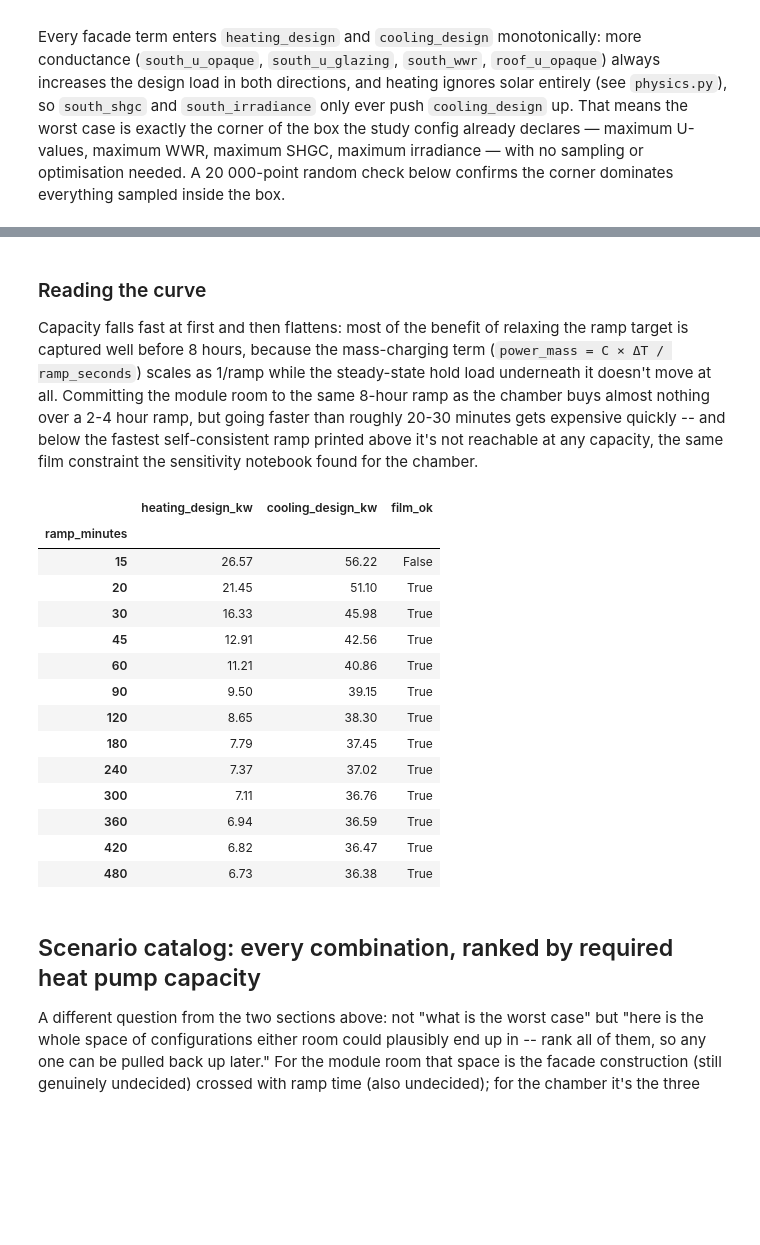
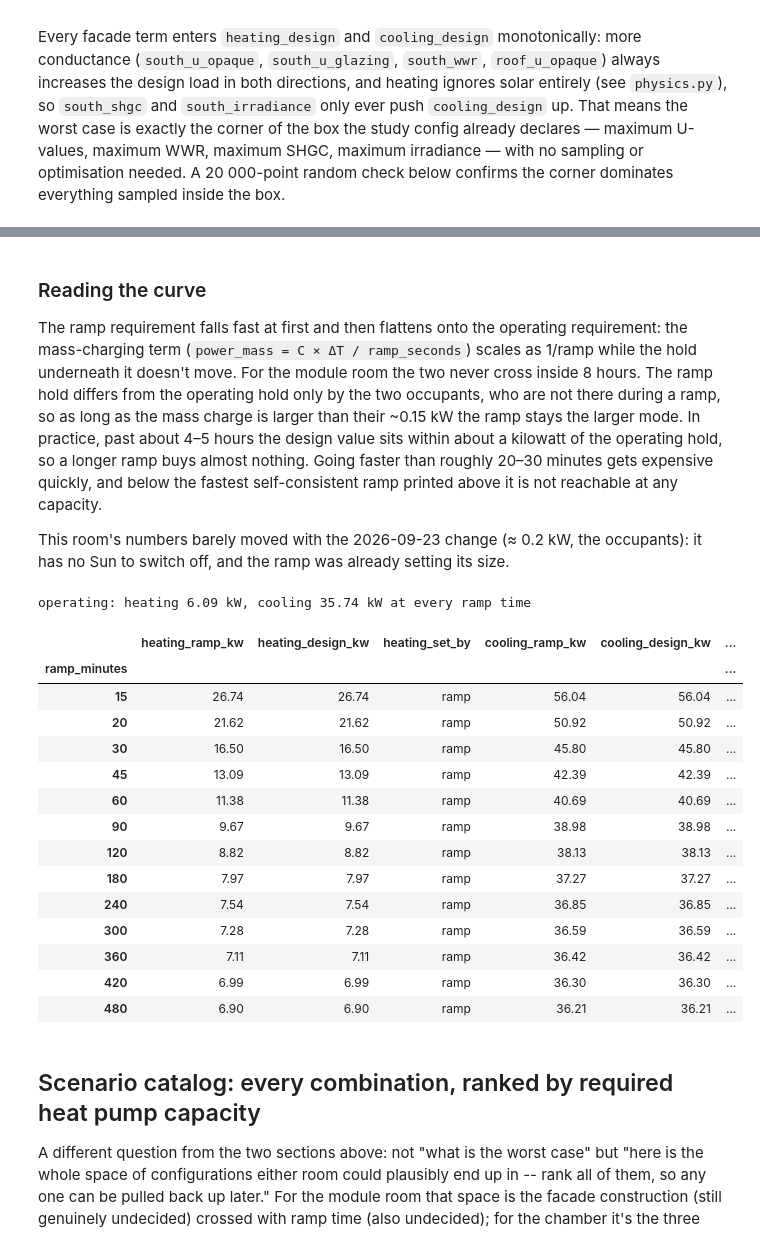
Before and after one commit to architecture-building-systems/zcbsl-resize, a Jupyter notebook: notebooks/02_worst_case_capacity.ipynb, the cells around one changed output, grey strips where cells are left out. Cells and saved outputs as stored; diff of their text form; code cells hidden in the pictures; blank space fills up the shorter version.

```diff
--- a/notebooks/02_worst_case_capacity.ipynb
+++ b/notebooks/02_worst_case_capacity.ipynb
@@ -297,33 +358,42 @@ wrote notebooks/figures/fig_2_module_room_capacity_vs_ramp.pdf
 # %% [markdown]
 ### Reading the curve
 
-Capacity falls fast at first and then flattens: most of the benefit of relaxing the ramp target is captured well before 8 hours, because the mass-charging term (`power_mass = C × ΔT / ramp_seconds`) scales as 1/ramp while the steady-state hold load underneath it doesn't move at all. Committing the module room to the same 8-hour ramp as the chamber buys almost nothing over a 2-4 hour ramp, but going faster than roughly 20-30 minutes gets expensive quickly -- and below the fastest self-consistent ramp printed above it's not reachable at any capacity, the same film constraint the sensitivity notebook found for the chamber.
+The ramp requirement falls fast at first and then flattens onto the operating requirement: the mass-charging term (`power_mass = C × ΔT / ramp_seconds`) scales as 1/ramp while the hold underneath it doesn't move. For the module room the two never cross inside 8 hours. The ramp hold differs from the operating hold only by the two occupants, who are not there during a ramp, so as long as the mass charge is larger than their ~0.15 kW the ramp stays the larger mode. In practice, past about 4–5 hours the design value sits within about a kilowatt of the operating hold, so a longer ramp buys almost nothing. Going faster than roughly 20–30 minutes gets expensive quickly, and below the fastest self-consistent ramp printed above it is not reachable at any capacity.
+
+This room's numbers barely moved with the 2026-09-23 change (≈ 0.2 kW, the occupants): it has no Sun to switch off, and the ramp was already setting its size.
 # %%
 representative = [15, 20, 30, 45, 60, 90, 120, 180, 240, 300, 360, 420, 480]
 at_points = physics.compute(module_worst, ramp_minutes=np.array(representative, dtype=float))
 summary = pd.DataFrame({
     "ramp_minutes": representative,
+    "heating_ramp_kw": kw(at_points["heating_ramp"]),
     "heating_design_kw": kw(at_points["heating_design"]),
+    "heating_set_by": np.where(at_points["heating_set_by_ramp"], "ramp", "operating"),
+    "cooling_ramp_kw": kw(at_points["cooling_ramp"]),
     "cooling_design_kw": kw(at_points["cooling_design"]),
+    "cooling_set_by": np.where(at_points["cooling_set_by_ramp"], "ramp", "operating"),
     "film_ok": at_points["film_ok"],
 }).set_index("ramp_minutes")
+print(f"operating: heating {float(kw(at_points['heating_operating'])):.2f} kW, "
+      f"cooling {float(kw(at_points['cooling_operating'])):.2f} kW at every ramp time")
 summary.round(2)
 # %% [output]
+operating: heating 6.09 kW, cooling 35.74 kW at every ramp time
-|  | heating_design_kw | cooling_design_kw | film_ok |
-| ramp_minutes |  |  |  |
-| 15 | 26.57 | 56.22 | False |
-| 20 | 21.45 | 51.10 | True |
-| 30 | 16.33 | 45.98 | True |
-| 45 | 12.91 | 42.56 | True |
-| 60 | 11.21 | 40.86 | True |
-| 90 | 9.50 | 39.15 | True |
-| 120 | 8.65 | 38.30 | True |
-| 180 | 7.79 | 37.45 | True |
-| 240 | 7.37 | 37.02 | True |
-| 300 | 7.11 | 36.76 | True |
-| 360 | 6.94 | 36.59 | True |
-| 420 | 6.82 | 36.47 | True |
-| 480 | 6.73 | 36.38 | True |
+|  | heating_ramp_kw | heating_design_kw | heating_set_by | cooling_ramp_kw | cooling_design_kw | ... |
+| ramp_minutes |  |  |  |  |  | ... |
+| 15 | 26.74 | 26.74 | ramp | 56.04 | 56.04 | ... |
+| 20 | 21.62 | 21.62 | ramp | 50.92 | 50.92 | ... |
+| 30 | 16.50 | 16.50 | ramp | 45.80 | 45.80 | ... |
+| 45 | 13.09 | 13.09 | ramp | 42.39 | 42.39 | ... |
+| 60 | 11.38 | 11.38 | ramp | 40.69 | 40.69 | ... |
+| 90 | 9.67 | 9.67 | ramp | 38.98 | 38.98 | ... |
+| 120 | 8.82 | 8.82 | ramp | 38.13 | 38.13 | ... |
+| 180 | 7.97 | 7.97 | ramp | 37.27 | 37.27 | ... |
+| 240 | 7.54 | 7.54 | ramp | 36.85 | 36.85 | ... |
+| 300 | 7.28 | 7.28 | ramp | 36.59 | 36.59 | ... |
+| 360 | 7.11 | 7.11 | ramp | 36.42 | 36.42 | ... |
+| 420 | 6.99 | 6.99 | ramp | 36.30 | 36.30 | ... |
+| 480 | 6.90 | 6.90 | ramp | 36.21 | 36.21 | ... |
 # %% [markdown]
 ## Scenario catalog: every combination, ranked by required heat pump capacity
 
```
Also changed, not shown: parts of 17 cells of this notebook, 36 other files.
